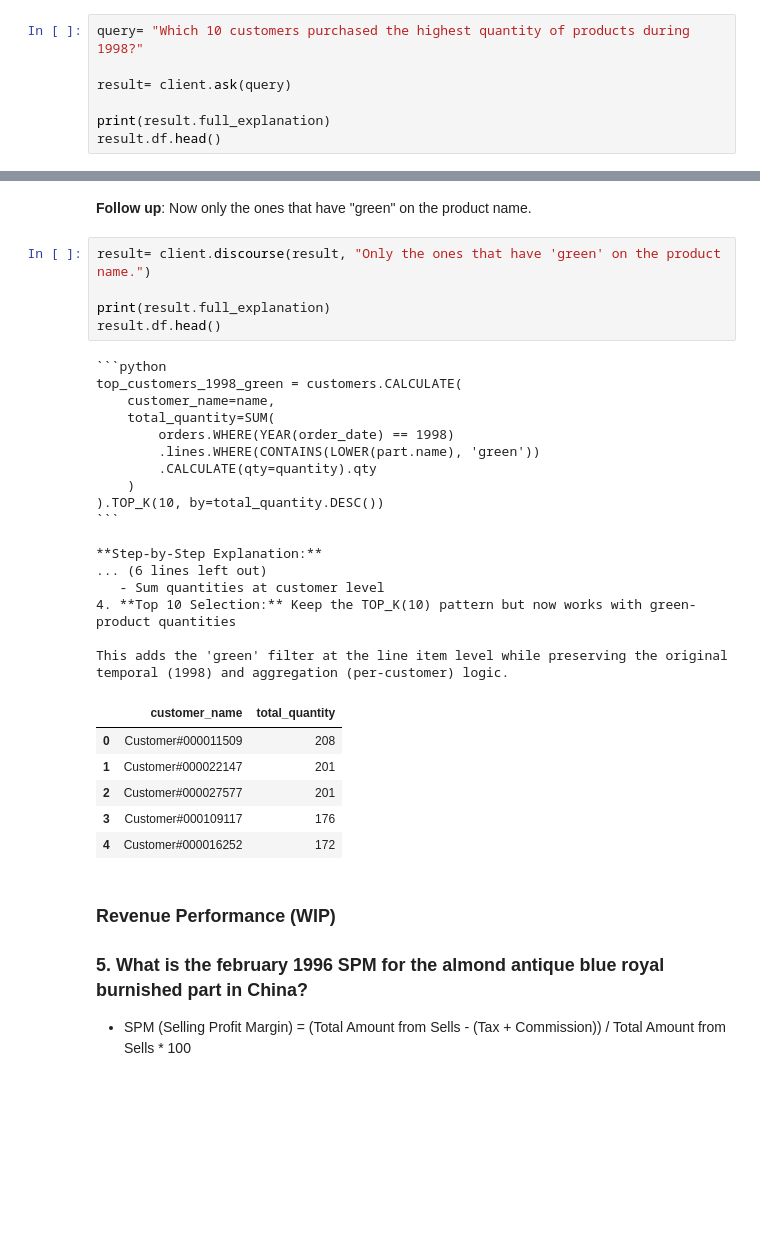
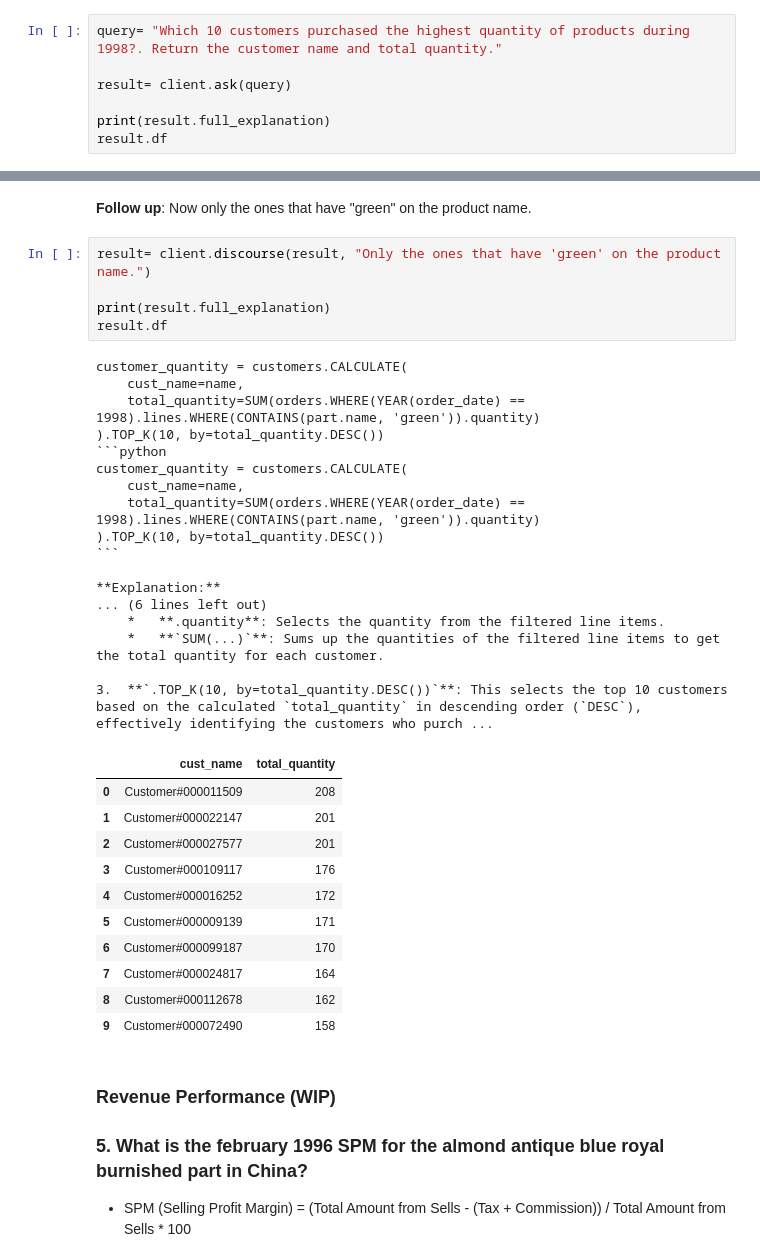
Before and after one commit to bodo-ai/text2pydough, a Jupyter notebook: workbench/AAraya/demo/llm_demo_final_vRK_v2.ipynb, the cells around one changed output, grey strips where cells are left out. Saved outputs shown, nothing was run; the diff lists cells and outputs as text; blank space fills up the shorter version.

````diff
--- a/workbench/AAraya/demo/llm_demo_final_vRK_v2.ipynb
+++ b/workbench/AAraya/demo/llm_demo_final_vRK_v2.ipynb
@@ -622,11 +652,11 @@ Here's the breakdown of the user's request and the corresponding PyDough code:
 
 Highlights ranking queries (TOP_K()), customer segmentation, and purchasing trends.
 # %%
-query= "Which 10 customers purchased the highest quantity of products during 1998?"
+query= "Which 10 customers purchased the highest quantity of products during 1998?. Return the customer name and total quantity."
 
 result= client.ask(query)
 
 print(result.full_explanation)
-result.df.head()
+result.df
 # %% [output]
 customer_quantity = customers.CALCULATE(
@@ -657,32 +692,37 @@ The goal is to identify the top 10 customers based on the total quantity of prod
 # %%
 result= client.discourse(result, "Only the ones that have 'green' on the product name.")
 
 print(result.full_explanation)
-result.df.head()
+result.df
 # %% [output]
+customer_quantity = customers.CALCULATE(
+    cust_name=name,
+    total_quantity=SUM(orders.WHERE(YEAR(order_date) == 1998).lines.WHERE(CONTAINS(part.name, 'green')).quantity)
+).TOP_K(10, by=total_quantity.DESC())
 ```python
-top_customers_1998_green = customers.CALCULATE(
-    customer_name=name,
-    total_quantity=SUM(
-        orders.WHERE(YEAR(order_date) == 1998)
-        .lines.WHERE(CONTAINS(LOWER(part.name), 'green'))
-        .CALCULATE(qty=quantity).qty
-    )
+customer_quantity = customers.CALCULATE(
+    cust_name=name,
+    total_quantity=SUM(orders.WHERE(YEAR(order_date) == 1998).lines.WHERE(CONTAINS(part.name, 'green')).quantity)
 ).TOP_K(10, by=total_quantity.DESC())
 ```
 
-**Step-by-Step Explanation:**
+**Explanation:**
 ... (6 lines left out)
-   - Sum quantities at customer level
-4. **Top 10 Selection:** Keep the TOP_K(10) pattern but now works with green-product quantities
+    *   **.quantity**: Selects the quantity from the filtered line items.
+    *   **`SUM(...)`**: Sums up the quantities of the filtered line items to get the total quantity for each customer.
 
-This adds the 'green' filter at the line item level while preserving the original temporal (1998) and aggregation (per-customer) logic.
+3.  **`.TOP_K(10, by=total_quantity.DESC())`**: This selects the top 10 customers based on the calculated `total_quantity` in descending order (`DESC`), effectively identifying the customers who purch ...
-|  | customer_name | total_quantity |
+|  | cust_name | total_quantity |
 | 0 | Customer#000011509 | 208 |
 | 1 | Customer#000022147 | 201 |
 | 2 | Customer#000027577 | 201 |
 | 3 | Customer#000109117 | 176 |
 | 4 | Customer#000016252 | 172 |
+| 5 | Customer#000009139 | 171 |
+| 6 | Customer#000099187 | 170 |
+| 7 | Customer#000024817 | 164 |
+| 8 | Customer#000112678 | 162 |
+| 9 | Customer#000072490 | 158 |
 # %% [markdown]
 ### Revenue Performance (WIP)
 
````
Also changed, not shown: parts of 12 cells of this notebook.
